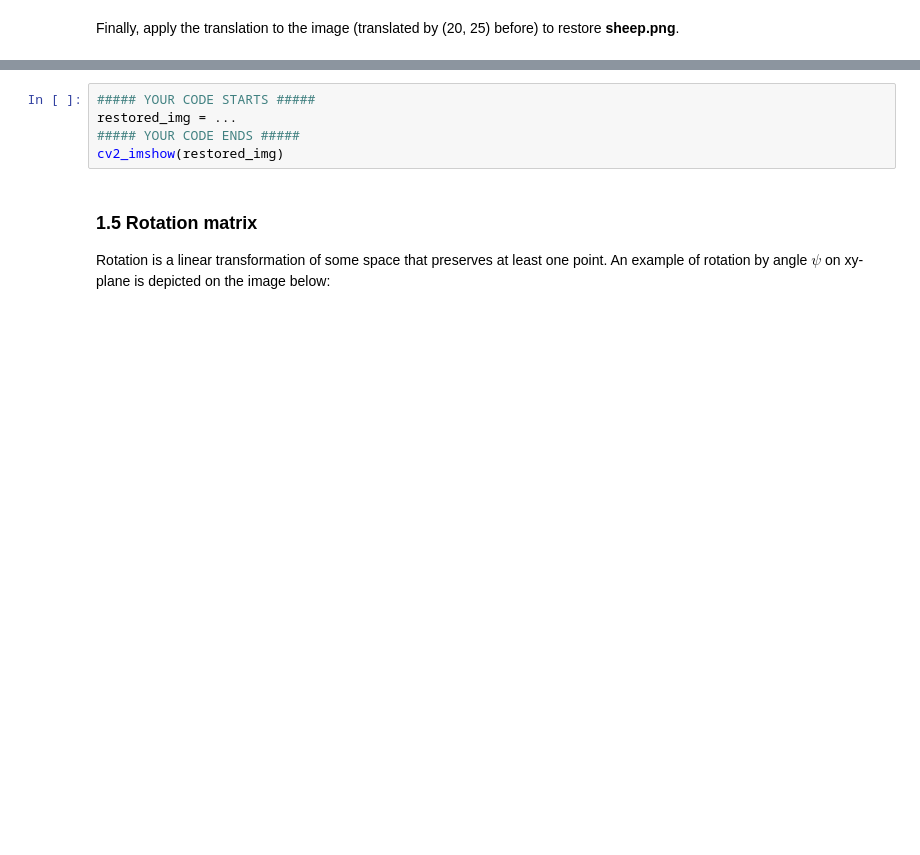
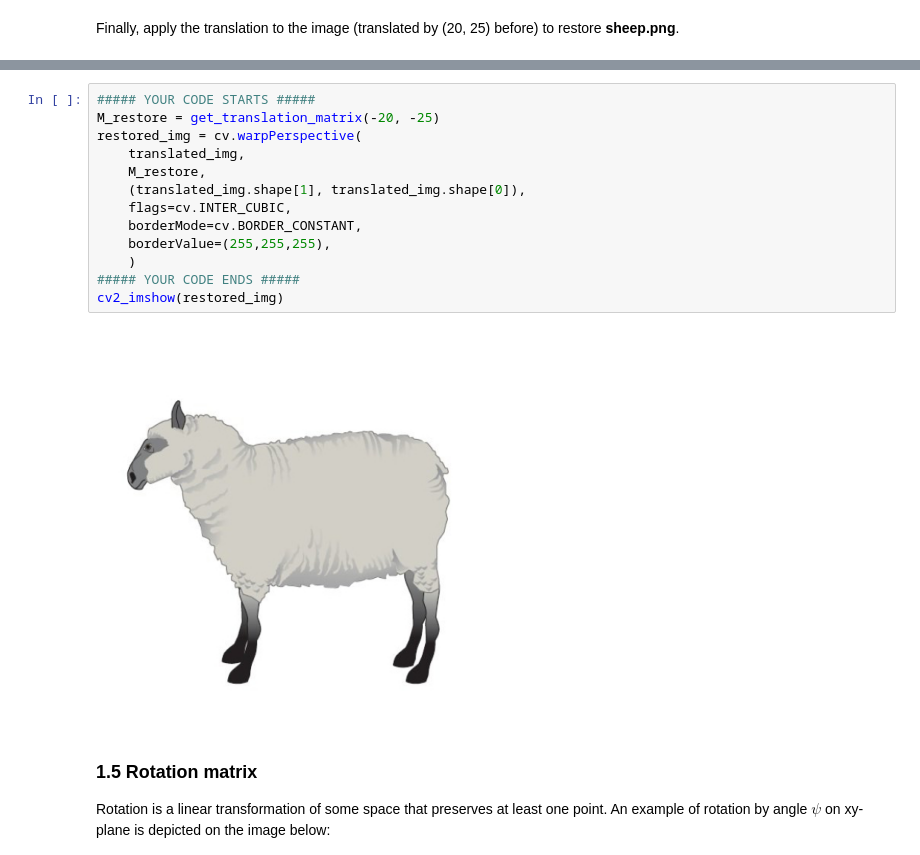
Before and after one commit to MariiaHamanuk/Lalab1, a Jupyter notebook: LA_Lab_1_template_2026.ipynb, the cells around one changed output, grey strips where cells are left out. Drawn from its saved outputs; the diff is of its cells as text; blank space fills up the shorter version.

```diff
--- a/LA_Lab_1_template_2026.ipynb
+++ b/LA_Lab_1_template_2026.ipynb
@@ -292,8 +327,18 @@ cv2_imshow(translated_img)
 # %%
 ##### YOUR CODE STARTS #####
-restored_img = ...
+M_restore = get_translation_matrix(-20, -25)
+restored_img = cv.warpPerspective(
+    translated_img,
+    M_restore,
+    (translated_img.shape[1], translated_img.shape[0]),
+    flags=cv.INTER_CUBIC,
+    borderMode=cv.BORDER_CONSTANT,
+    borderValue=(255,255,255),
+    )
 ##### YOUR CODE ENDS #####
 cv2_imshow(restored_img)
+# %% [output]
+[figure, added]
 # %% [markdown]
 ### 1.5 Rotation matrix
 
```
Also changed, not shown: parts of 23 cells of this notebook.
